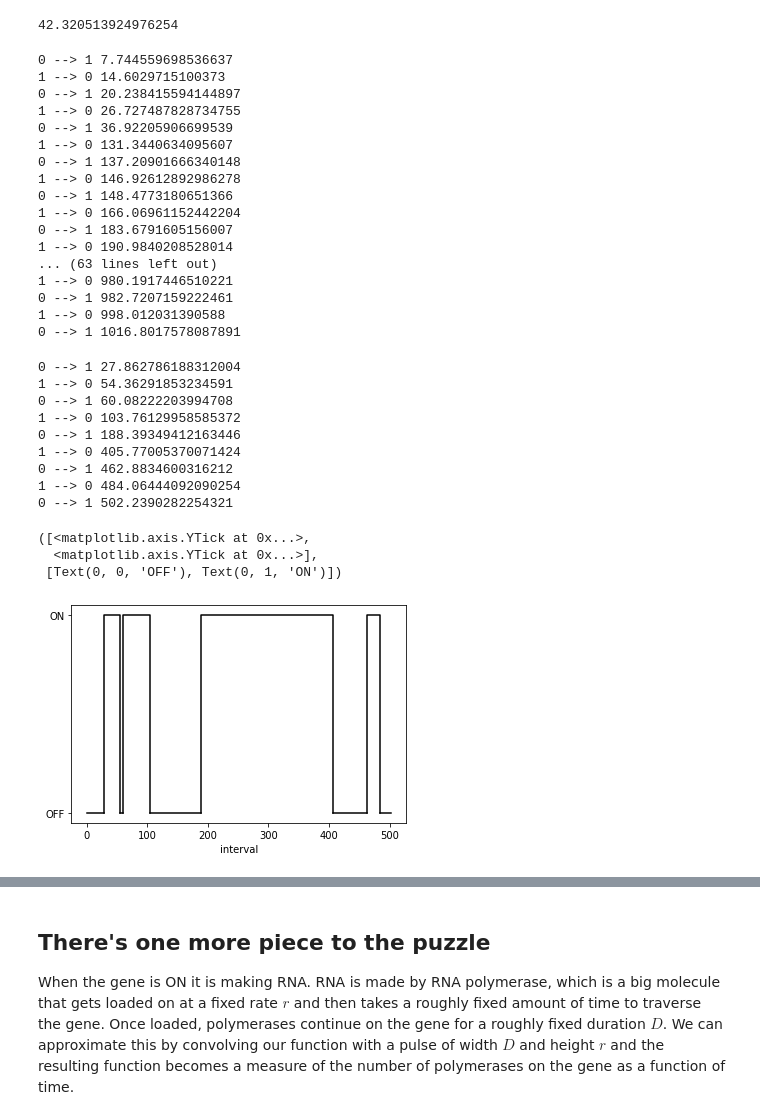
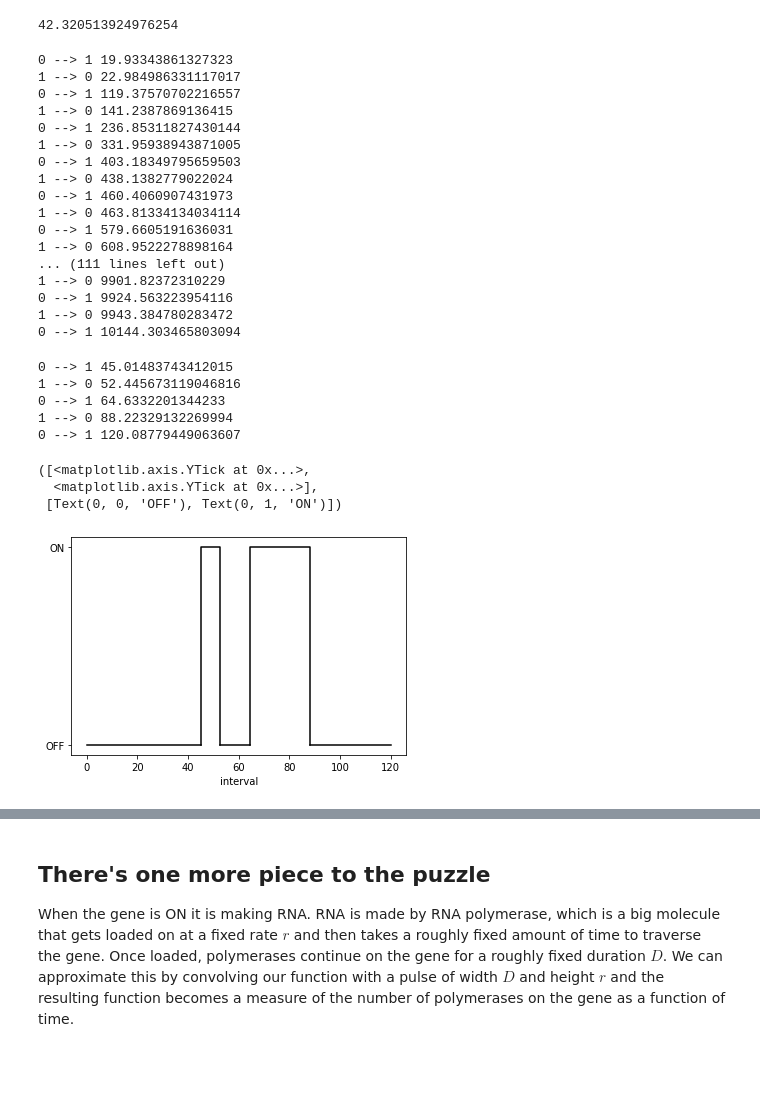
Before and after one commit to ucbmcb288/mcb288, a Jupyter notebook: Transcription/MCB288_Transcription_Part1.ipynb, the cells around one changed output, grey strips where cells are left out. Drawn from its saved outputs; the diff is of its cells as text; code cells hidden in the pictures; blank space fills up the shorter version.

```diff
--- a/Transcription/MCB288_Transcription_Part1.ipynb
+++ b/Transcription/MCB288_Transcription_Part1.ipynb
@@ -303,9 +464,9 @@ float(expon.rvs(loc=0,scale=1/koff,size=1))
 # %% [output]
 42.320513924976254
 # %%
-kon  = 1 / 10
-koff = 1 / 20
-total_time = 1000
+kon  = 1 / 100
+koff = 1 / 50
+total_time = 10000
 
 s = [0]
 
@@ -330,27 +491,27 @@ while t < total_time:
         promoter_state = 0
         print ("1 --> 0", t)
 # %% [output]
-0 --> 1 7.744559698536637
-1 --> 0 14.6029715100373
-0 --> 1 20.238415594144897
-1 --> 0 26.727487828734755
-0 --> 1 36.92205906699539
-1 --> 0 131.3440634095607
-0 --> 1 137.20901666340148
-1 --> 0 146.92612892986278
-0 --> 1 148.4773180651366
-1 --> 0 166.06961152442204
-0 --> 1 183.6791605156007
-1 --> 0 190.9840208528014
-... (63 lines left out)
-1 --> 0 980.1917446510221
-0 --> 1 982.7207159222461
-1 --> 0 998.012031390588
-0 --> 1 1016.8017578087891
+0 --> 1 19.93343861327323
+1 --> 0 22.984986331117017
+0 --> 1 119.37570702216557
+1 --> 0 141.2387869136415
+0 --> 1 236.85311827430144
+1 --> 0 331.95938943871005
+0 --> 1 403.18349795659503
+1 --> 0 438.1382779022024
+0 --> 1 460.4060907431973
+1 --> 0 463.81334134034114
+0 --> 1 579.6605191636031
+1 --> 0 608.9522278898164
+... (111 lines left out)
+1 --> 0 9901.82372310229
+0 --> 1 9924.563223954116
+1 --> 0 9943.384780283472
+0 --> 1 10144.303465803094
 # %%
 kon  = 1 / 50
 koff = 1 / 50
-total_time = 500
+total_time = 100
 
 s = [0]
 
@@ -362,43 +523,39 @@ while t < total_time:
 
     if promoter_state == 0:
 
         off_interval = float(expon.rvs(loc=0,scale=1/kon,size=1))
 
         t_start = t
         t_end   = t + off_interval
         intervals.append([t_start,t_end,0])
         plt.plot(np.array([t_start,t_end]),np.array([0,0]),c='black')
         promoter_state = 1
         t = t_end
         print ("0 --> 1", t)
 
     else:
         on_interval = float(expon.rvs(loc=0,scale=1/koff,size=1))
         t_start = t
         t_end = t + on_interval
         intervals.append([t_start,t_end,1])
 
         plt.plot(np.array([t_start,t_start,t_end,t_end]),np.array([0,1,1,0]),c='black')
         promoter_state = 0
         t = t_end
         print ("1 --> 0", t)
 
 plt.xlabel("interval")
 plt.yticks([0,1],['OFF','ON'])
 # %% [output]
-0 --> 1 27.862786188312004
-1 --> 0 54.36291853234591
-0 --> 1 60.08222203994708
-1 --> 0 103.76129958585372
-0 --> 1 188.39349412163446
-1 --> 0 405.77005370071424
-0 --> 1 462.8834600316212
-1 --> 0 484.06444092090254
-0 --> 1 502.2390282254321
+0 --> 1 45.01483743412015
+1 --> 0 52.445673119046816
+0 --> 1 64.6332201344233
+1 --> 0 88.22329132269994
+0 --> 1 120.08779449063607
 ([<matplotlib.axis.YTick at 0x...>,
   <matplotlib.axis.YTick at 0x...>],
  [Text(0, 0, 'OFF'), Text(0, 1, 'ON')])
-[figure, old version]
+[figure, new version]
 # %%
 kon  = 1 / 20
 koff = 1 / 30
```
Also changed, not shown: parts of 51 cells of this notebook, 1 other file.
